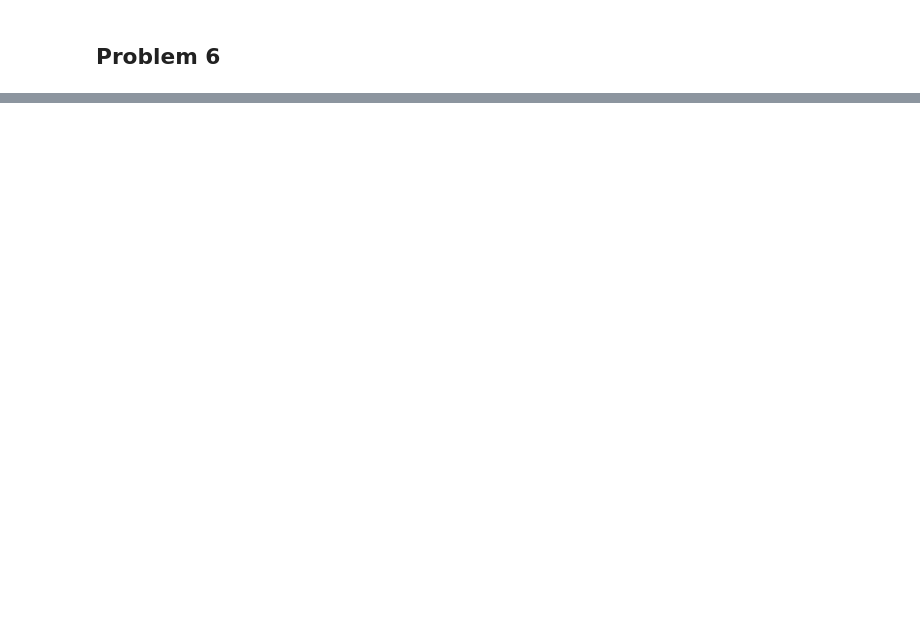
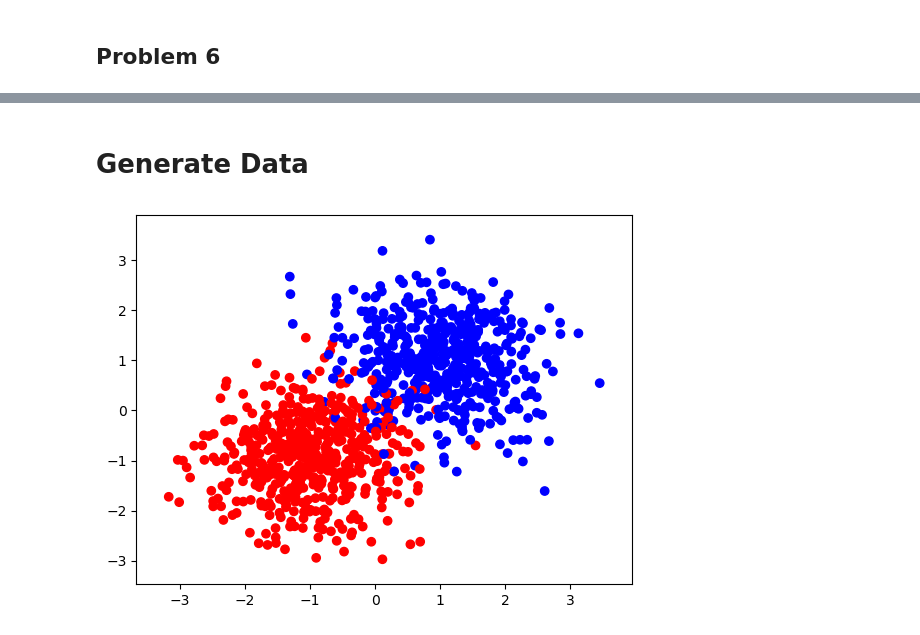
Before and after one commit to varkmiti/S-DS-432, a Jupyter notebook: PSET1/pset1.ipynb, the cells around one changed output, grey strips where cells are left out. Drawn from its saved outputs; the diff is of its cells as text; code cells hidden in the pictures; blank space fills up the shorter version.

```diff
--- a/PSET1/pset1.ipynb
+++ b/PSET1/pset1.ipynb
@@ -190,3 +249,30 @@ L(x, \lambda) & = \frac{1}{2}\vert\vert x - x_0 \vert\vert_2^2 + \sum_{i = 1}^N
 ## Problem 4
 # %% [markdown]
 ## Problem 5
+# %%
+def generate_linear_data(n, d, sigma):
+    """
+    Generates linear data with noise.
+
+    :param n: Number of data points
+    :param d: Dimension of each data point
+    :param sigma: Standard deviation of Gaussian noise
+    :return: Tuple of (X, y) where X is the feature matrix and y is the target vector
+    """
+    # Randomly generate coefficients for the linear model (true coefficients)
+    beta_true = np.ones(d,)
+
+    # Generate feature matrix X
+    X = np.random.randn(n, d)
+
+    # Generate target values with noise
+    y = X.dot(beta_true) + sigma * np.random.randn(n)
+
+    return X, y, beta_true
+
+# Example usage
+n = 100  # Number of data points
+d = 20    # Dimension of each data point
+sigma = 0  # Noise level
+
+X, y, beta_true = generate_linear_data(n, d, sigma)
@@ -208,0 +471,12 @@ def LAD_gamma(y: torch.Tensor, x: torch.Tensor, beta: torch.Tensor, gamma: float
+# %% [markdown]
+# Generate Data
+# %%
+from sklearn.datasets import make_blobs
+
+X, Y = make_blobs(n_samples=1000, centers=[(-1, -1), (1, 1)], cluster_std=0.8)
+Y[Y == 0] = -1 # to have +/- 1 labels
+
+
+plot_binary(X, Y)
+# %% [output]
+[figure, added]
```
Also changed, not shown: parts of 24 cells of this notebook.
